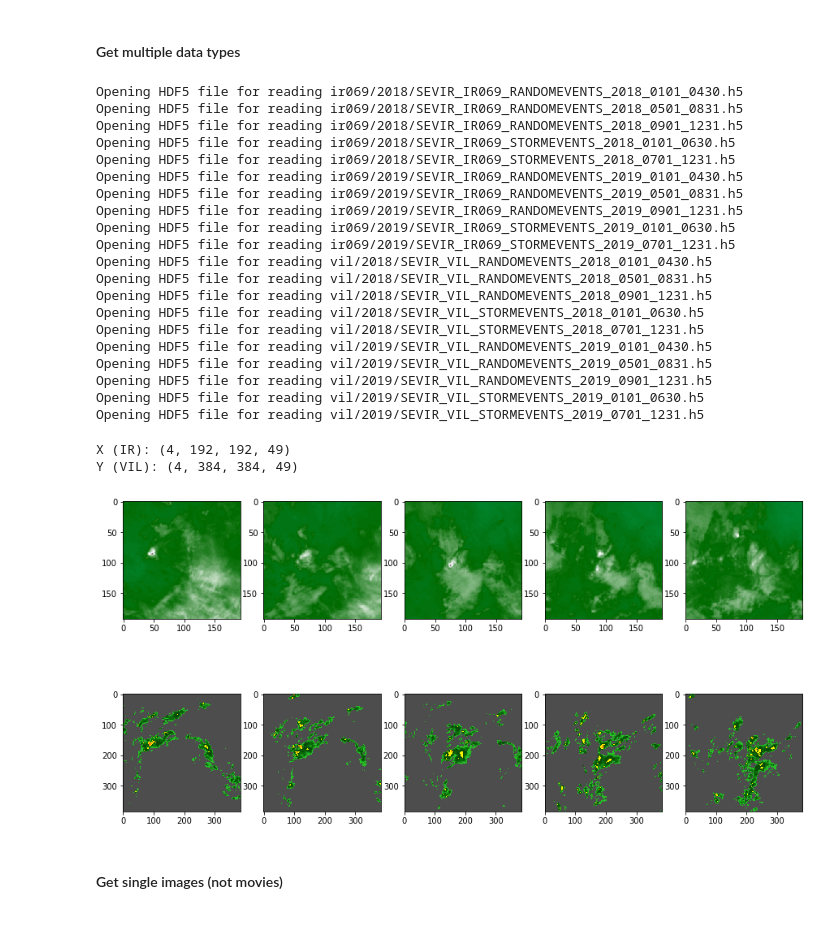
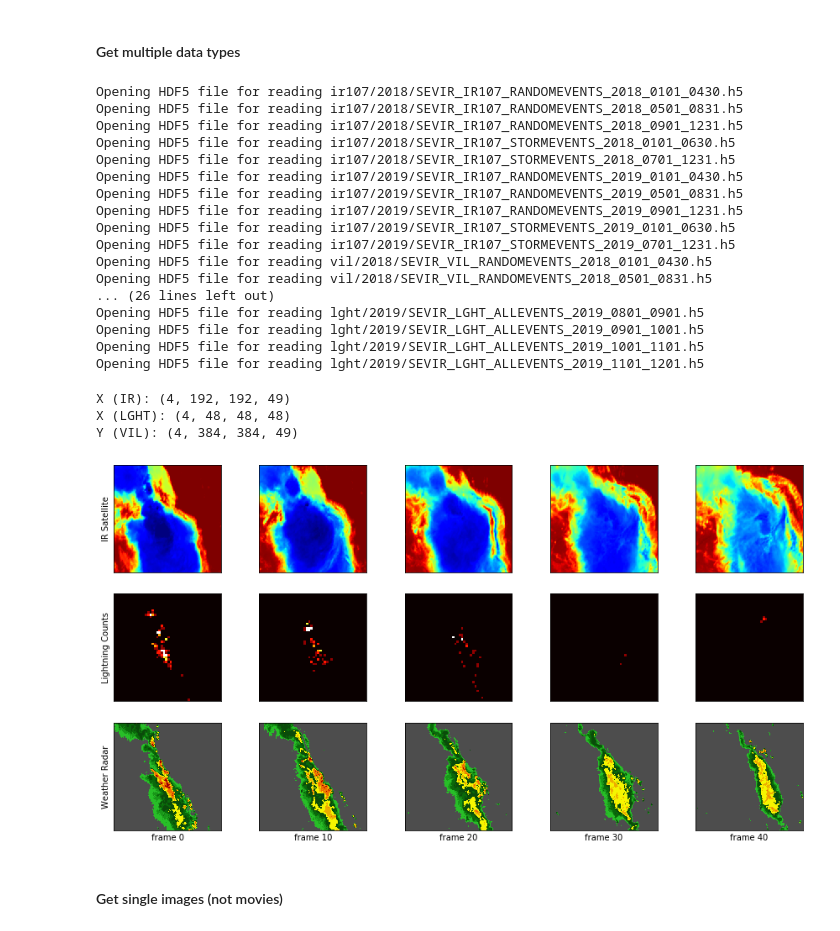
Before and after one commit to MIT-AI-Accelerator/eie-sevir, a Jupyter notebook: examples/Generators.ipynb, the cells around one changed output. Cells and saved outputs as stored; diff of their text form; code cells hidden in the pictures.

```diff
--- a/examples/Generators.ipynb
+++ b/examples/Generators.ipynb
@@ -54,5 +54,7 @@ fig,axs=plt.subplots(1,5,figsize=(15,5))
 cmap,norm,vmin,vmax = get_cmap('vil')
 for i in [0,10,20,30,40]:
     axs[i//10].imshow( X[0][0,:,:,i],cmap=cmap,norm=norm,vmin=vmin,vmax=vmax)
+    axs[i//10].set_xticks([], [])
+    axs[i//10].set_yticks([], [])
 # if you want US state lines, you need basemap or some other catographic library.
 # %% [output]
@@ -82,46 +66,58 @@ del(vil_seq)
 # %% [markdown]
 #### Get multiple data types
 # %%
-# Look at VIL and IR satellite
-# Treat IRs as the "input", vil and the target
-vil_ir_seq = SEVIRSequence(x_img_types=['ir069'],y_img_types=['vil'],batch_size=4)
+# Look at IR satellite, Lightning counts, and Weather Radar (VIL)
+# Treat IR + LGHT as the "input", vil and the target
+vil_ir_lght_seq = SEVIRSequence(x_img_types=['ir107','lght'],y_img_types=['vil'],batch_size=4)
 # %% [output]
-Opening HDF5 file for reading ir069/2018/SEVIR_IR069_RANDOMEVENTS_2018_0101_0430.h5
-Opening HDF5 file for reading ir069/2018/SEVIR_IR069_RANDOMEVENTS_2018_0501_0831.h5
-Opening HDF5 file for reading ir069/2018/SEVIR_IR069_RANDOMEVENTS_2018_0901_1231.h5
-Opening HDF5 file for reading ir069/2018/SEVIR_IR069_STORMEVENTS_2018_0101_0630.h5
-Opening HDF5 file for reading ir069/2018/SEVIR_IR069_STORMEVENTS_2018_0701_1231.h5
-Opening HDF5 file for reading ir069/2019/SEVIR_IR069_RANDOMEVENTS_2019_0101_0430.h5
-Opening HDF5 file for reading ir069/2019/SEVIR_IR069_RANDOMEVENTS_2019_0501_0831.h5
-Opening HDF5 file for reading ir069/2019/SEVIR_IR069_RANDOMEVENTS_2019_0901_1231.h5
-Opening HDF5 file for reading ir069/2019/SEVIR_IR069_STORMEVENTS_2019_0101_0630.h5
-Opening HDF5 file for reading ir069/2019/SEVIR_IR069_STORMEVENTS_2019_0701_1231.h5
+Opening HDF5 file for reading ir107/2018/SEVIR_IR107_RANDOMEVENTS_2018_0101_0430.h5
+Opening HDF5 file for reading ir107/2018/SEVIR_IR107_RANDOMEVENTS_2018_0501_0831.h5
+Opening HDF5 file for reading ir107/2018/SEVIR_IR107_RANDOMEVENTS_2018_0901_1231.h5
+Opening HDF5 file for reading ir107/2018/SEVIR_IR107_STORMEVENTS_2018_0101_0630.h5
+Opening HDF5 file for reading ir107/2018/SEVIR_IR107_STORMEVENTS_2018_0701_1231.h5
+Opening HDF5 file for reading ir107/2019/SEVIR_IR107_RANDOMEVENTS_2019_0101_0430.h5
+Opening HDF5 file for reading ir107/2019/SEVIR_IR107_RANDOMEVENTS_2019_0501_0831.h5
+Opening HDF5 file for reading ir107/2019/SEVIR_IR107_RANDOMEVENTS_2019_0901_1231.h5
+Opening HDF5 file for reading ir107/2019/SEVIR_IR107_STORMEVENTS_2019_0101_0630.h5
+Opening HDF5 file for reading ir107/2019/SEVIR_IR107_STORMEVENTS_2019_0701_1231.h5
 Opening HDF5 file for reading vil/2018/SEVIR_VIL_RANDOMEVENTS_2018_0101_0430.h5
 Opening HDF5 file for reading vil/2018/SEVIR_VIL_RANDOMEVENTS_2018_0501_0831.h5
-Opening HDF5 file for reading vil/2018/SEVIR_VIL_RANDOMEVENTS_2018_0901_1231.h5
-Opening HDF5 file for reading vil/2018/SEVIR_VIL_STORMEVENTS_2018_0101_0630.h5
-Opening HDF5 file for reading vil/2018/SEVIR_VIL_STORMEVENTS_2018_0701_1231.h5
-Opening HDF5 file for reading vil/2019/SEVIR_VIL_RANDOMEVENTS_2019_0101_0430.h5
-Opening HDF5 file for reading vil/2019/SEVIR_VIL_RANDOMEVENTS_2019_0501_0831.h5
-Opening HDF5 file for reading vil/2019/SEVIR_VIL_RANDOMEVENTS_2019_0901_1231.h5
-Opening HDF5 file for reading vil/2019/SEVIR_VIL_STORMEVENTS_2019_0101_0630.h5
-Opening HDF5 file for reading vil/2019/SEVIR_VIL_STORMEVENTS_2019_0701_1231.h5
+... (26 lines left out)
+Opening HDF5 file for reading lght/2019/SEVIR_LGHT_ALLEVENTS_2019_0801_0901.h5
+Opening HDF5 file for reading lght/2019/SEVIR_LGHT_ALLEVENTS_2019_0901_1001.h5
+Opening HDF5 file for reading lght/2019/SEVIR_LGHT_ALLEVENTS_2019_1001_1101.h5
+Opening HDF5 file for reading lght/2019/SEVIR_LGHT_ALLEVENTS_2019_1101_1201.h5
 # %%
 # generate an X,Y pair
-X,Y = vil_ir_seq.__getitem__(123)  # X,Y are lists same length as x_img_types and y_img_types
+X,Y = vil_ir_lght_seq.__getitem__(420)  # X,Y are lists same length as x_img_types and y_img_types
 # %%
 print('X (IR):',X[0].shape)
+print('X (LGHT):',X[1].shape)
 print('Y (VIL):',Y[0].shape)
 # %% [output]
 X (IR): (4, 192, 192, 49)
+X (LGHT): (4, 48, 48, 48)
 Y (VIL): (4, 384, 384, 49)
 # %%
 # View these
-fig,axs=plt.subplots(2,5,figsize=(15,8))
-cmap1,norm1,vmin1,vmax1 = get_cmap('ir069')
+fig,axs=plt.subplots(3,5,figsize=(15,8))
+cmap1,norm1,vmin1,vmax1 = get_cmap('ir107')
 cmap2,norm2,vmin2,vmax2 = get_cmap('vil')
 for i in [0,10,20,30,40]:
     axs[0][i//10].imshow( X[0][0,:,:,i]/100,cmap=cmap1,norm=norm1,vmin=vmin1,vmax=vmax1)
-    axs[1][i//10].imshow( Y[0][0,:,:,i],cmap=cmap2,norm=norm2,vmin=vmin2,vmax=vmax2)
+    axs[0][i//10].set_xticks([], [])
+    axs[0][i//10].set_yticks([], [])
+    if i==0:axs[0][i//10].set_ylabel('IR Satellite')
+
+    axs[1][i//10].imshow( X[1][0,:,:,i],cmap='hot',vmin=0,vmax=5)
+    axs[1][i//10].set_xticks([], [])
+    axs[1][i//10].set_yticks([], [])
+    if i==0:axs[1][i//10].set_ylabel('Lightning Counts')
+
+    axs[2][i//10].imshow( Y[0][0,:,:,i],cmap=cmap2,norm=norm2,vmin=vmin2,vmax=vmax2)
+    axs[2][i//10].set_xticks([], [])
+    axs[2][i//10].set_yticks([], [])
+    if i==0:axs[2][i//10].set_ylabel('Weather Radar')
+    axs[2][i//10].set_xlabel(f'frame {i}')
 # %% [output]
-[figure, old version]
+[figure, new version]
```
Also changed, not shown: parts of 11 cells of this notebook.
